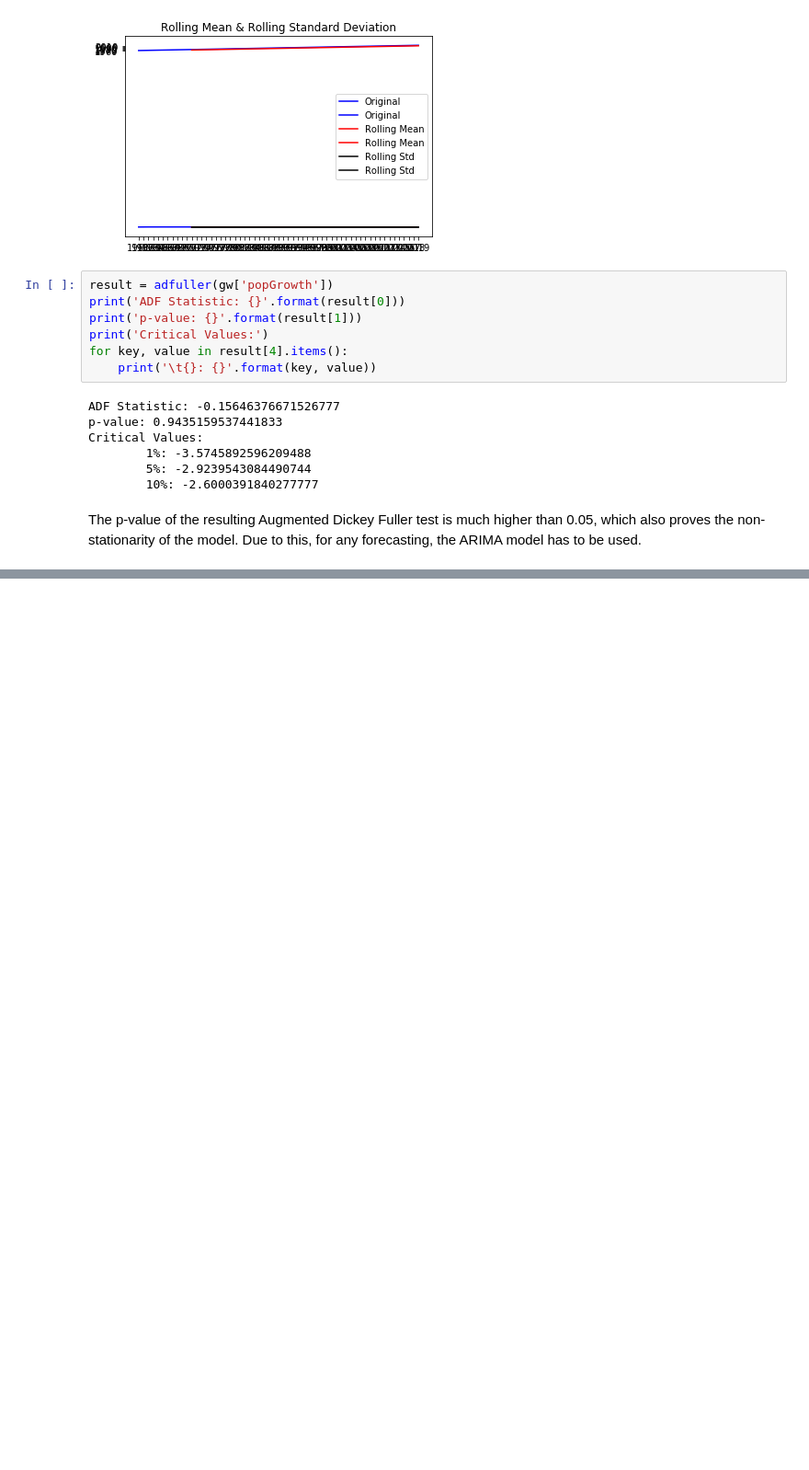
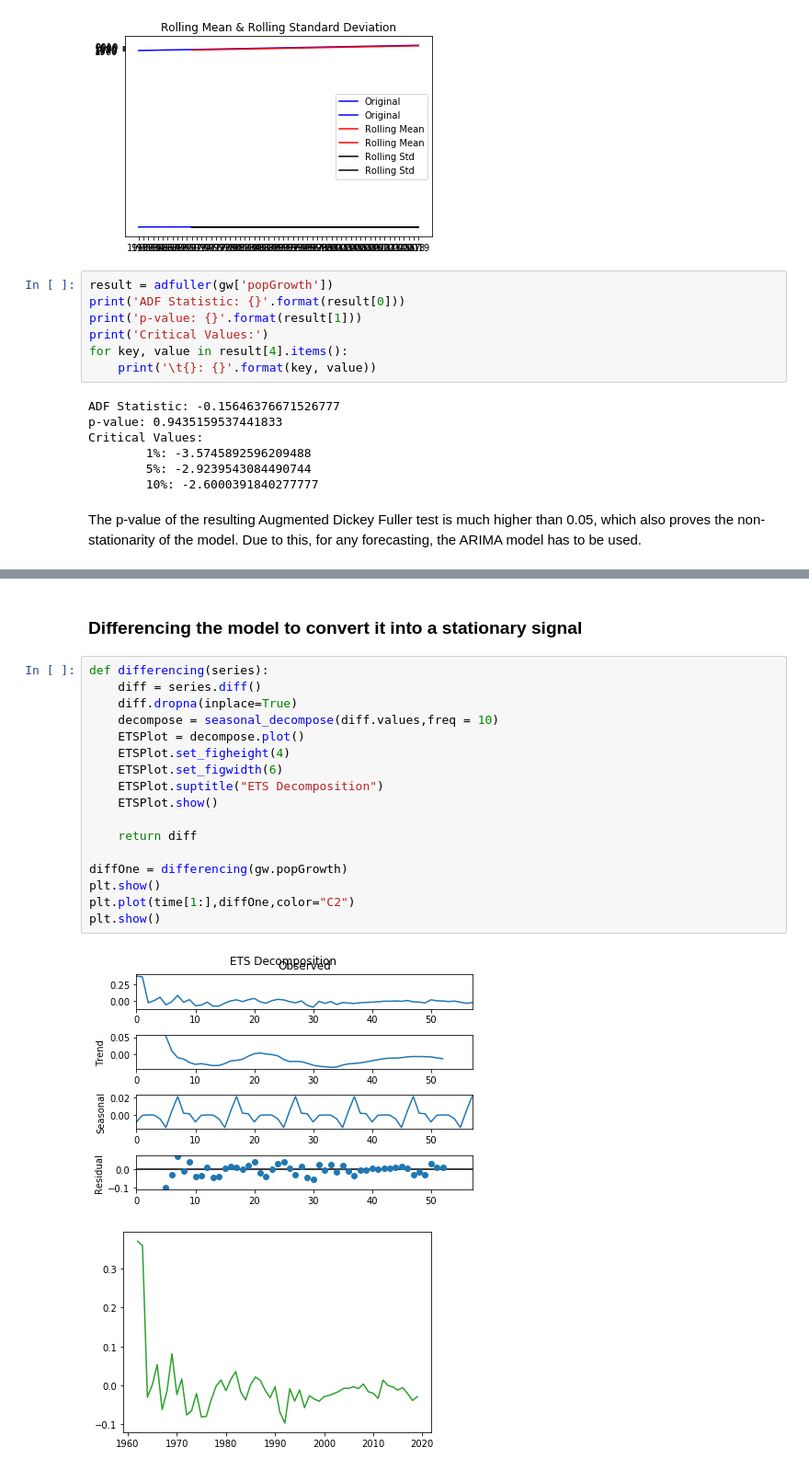
Before and after one commit to Raksha-Ramesh/wdi-econ-analysis, a Jupyter notebook: popGrowthARIMA.ipynb, the cells around one changed output, grey strips where cells are left out. Shown at 92% size. Drawn from its saved outputs; the diff is of its cells as text; blank space fills up the shorter version.

```diff
--- a/popGrowthARIMA.ipynb
+++ b/popGrowthARIMA.ipynb
@@ -83,0 +104,22 @@ The p-value of the resulting Augmented Dickey Fuller test is much higher than 0.
+# %% [markdown]
+### Differencing the model to convert it into a stationary signal
+# %%
+def differencing(series):
+    diff = series.diff()
+    diff.dropna(inplace=True)
+    decompose = seasonal_decompose(diff.values,freq = 10)
+    ETSPlot = decompose.plot()
+    ETSPlot.set_figheight(4)
+    ETSPlot.set_figwidth(6)
+    ETSPlot.suptitle("ETS Decomposition")
+    ETSPlot.show()
+
+    return diff
+
+diffOne = differencing(gw.popGrowth)
+plt.show()
+plt.plot(time[1:],diffOne,color="C2")
+plt.show()
+# %% [output]
+[figure, added]
+[figure, added]
```
Also changed, not shown: parts of 12 cells of this notebook.
